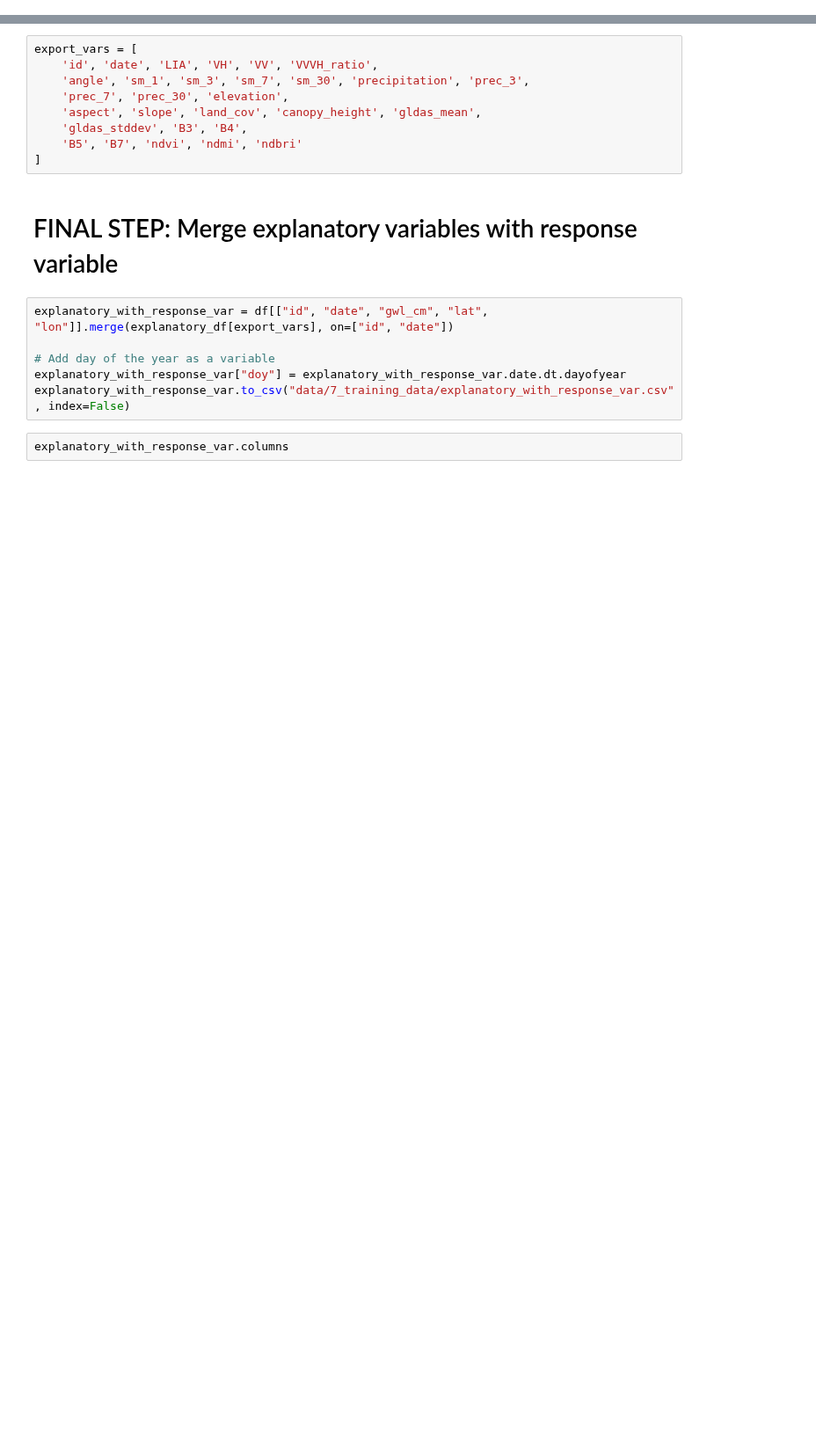
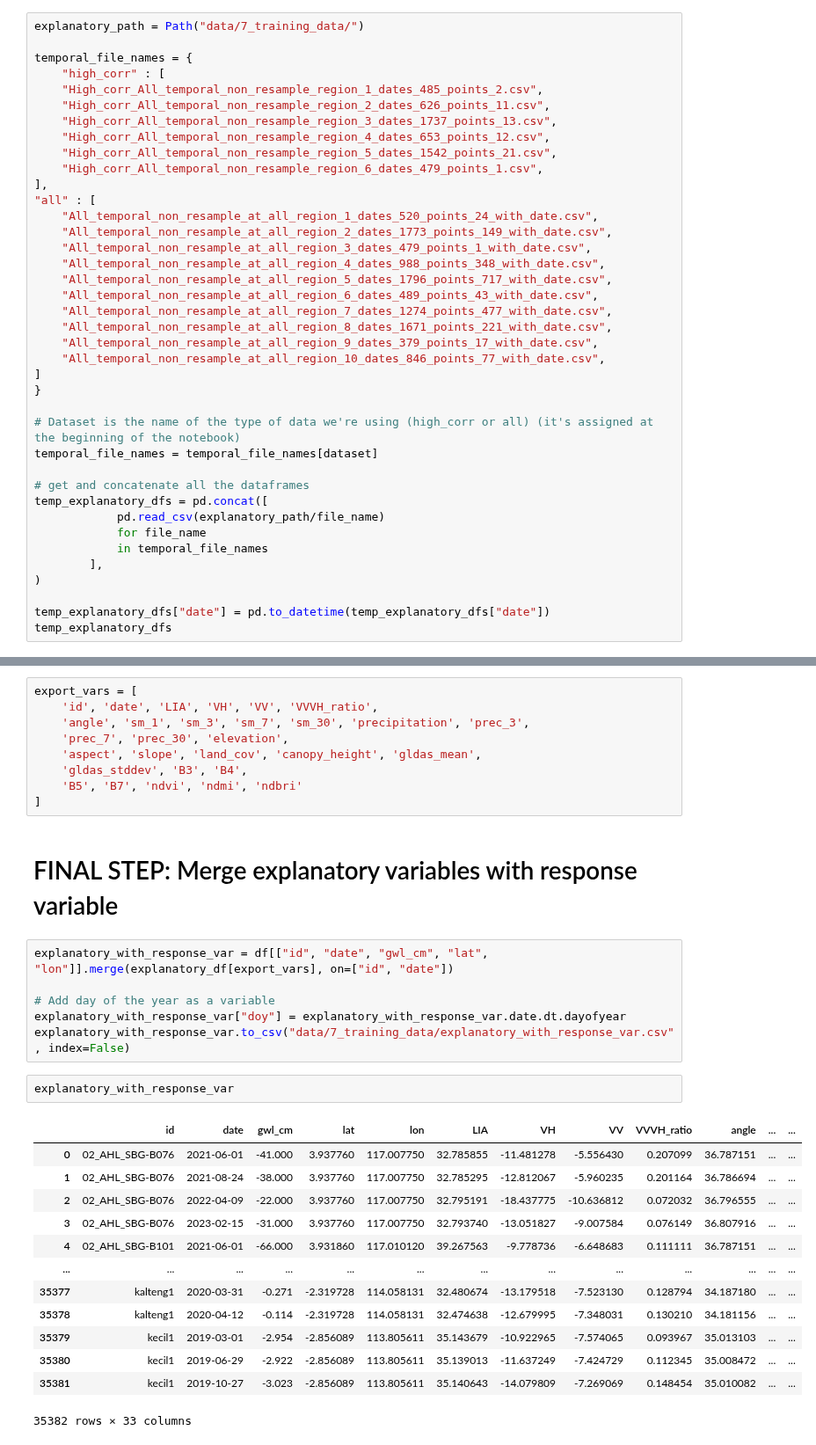
Before and after one commit to dfguerrerom/gwl-modeling, a Jupyter notebook: 5_get_explanatory.ipynb, the cells around one changed output, grey strips where cells are left out. Shown at 88% size. Saved outputs shown, nothing was run; the diff lists cells and outputs as text; blank space fills up the shorter version.

```diff
--- a/5_get_explanatory.ipynb
+++ b/5_get_explanatory.ipynb
@@ -354,0 +278,39 @@ assert temp_explanatory_dfs[temp_explanatory_dfs.id == "BRG_910111_01"].date.dt.
+# %%
+explanatory_path = Path("data/7_training_data/")
+
+temporal_file_names = {
+    "high_corr" : [
+    "High_corr_All_temporal_non_resample_region_1_dates_485_points_2.csv",
+    "High_corr_All_temporal_non_resample_region_2_dates_626_points_11.csv",
+    "High_corr_All_temporal_non_resample_region_3_dates_1737_points_13.csv",
+    "High_corr_All_temporal_non_resample_region_4_dates_653_points_12.csv",
+    "High_corr_All_temporal_non_resample_region_5_dates_1542_points_21.csv",
+    "High_corr_All_temporal_non_resample_region_6_dates_479_points_1.csv",
+],
+"all" : [
+    "All_temporal_non_resample_at_all_region_1_dates_520_points_24_with_date.csv",
+    "All_temporal_non_resample_at_all_region_2_dates_1773_points_149_with_date.csv",
+    "All_temporal_non_resample_at_all_region_3_dates_479_points_1_with_date.csv",
+    "All_temporal_non_resample_at_all_region_4_dates_988_points_348_with_date.csv",
+    "All_temporal_non_resample_at_all_region_5_dates_1796_points_717_with_date.csv",
+    "All_temporal_non_resample_at_all_region_6_dates_489_points_43_with_date.csv",
+    "All_temporal_non_resample_at_all_region_7_dates_1274_points_477_with_date.csv",
+    "All_temporal_non_resample_at_all_region_8_dates_1671_points_221_with_date.csv",
+    "All_temporal_non_resample_at_all_region_9_dates_379_points_17_with_date.csv",
+    "All_temporal_non_resample_at_all_region_10_dates_846_points_77_with_date.csv",
+]
+}
+
+# Dataset is the name of the type of data we're using (high_corr or all) (it's assigned at the beginning of the notebook)
+temporal_file_names = temporal_file_names[dataset]
+
+# get and concatenate all the dataframes
+temp_explanatory_dfs = pd.concat([
+            pd.read_csv(explanatory_path/file_name)
+            for file_name
+            in temporal_file_names
+        ],
+)
+
+temp_explanatory_dfs["date"] = pd.to_datetime(temp_explanatory_dfs["date"])
+temp_explanatory_dfs
@@ -416,4 +402,18 @@ explanatory_with_response_var = df[["id", "date", "gwl_cm", "lat", "lon"]].merge
 explanatory_with_response_var["doy"] = explanatory_with_response_var.date.dt.dayofyear
 explanatory_with_response_var.to_csv("data/7_training_data/explanatory_with_response_var.csv", index=False)
 # %%
-explanatory_with_response_var.columns
+explanatory_with_response_var
+# %% [output]
+|  | id | date | gwl_cm | lat | lon | LIA | VH | VV | VVVH_ratio | angle | ... | ... |
+| 0 | 02_AHL_SBG-B076 | 2021-06-01 | -41.000 | 3.937760 | 117.007750 | 32.785855 | -11.481278 | -5.556430 | 0.207099 | 36.787151 | ... | ... |
+| 1 | 02_AHL_SBG-B076 | 2021-08-24 | -38.000 | 3.937760 | 117.007750 | 32.785295 | -12.812067 | -5.960235 | 0.201164 | 36.786694 | ... | ... |
+| 2 | 02_AHL_SBG-B076 | 2022-04-09 | -22.000 | 3.937760 | 117.007750 | 32.795191 | -18.437775 | -10.636812 | 0.072032 | 36.796555 | ... | ... |
+| 3 | 02_AHL_SBG-B076 | 2023-02-15 | -31.000 | 3.937760 | 117.007750 | 32.793740 | -13.051827 | -9.007584 | 0.076149 | 36.807916 | ... | ... |
+| 4 | 02_AHL_SBG-B101 | 2021-06-01 | -66.000 | 3.931860 | 117.010120 | 39.267563 | -9.778736 | -6.648683 | 0.111111 | 36.787151 | ... | ... |
+| ... | ... | ... | ... | ... | ... | ... | ... | ... | ... | ... | ... | ... |
+| 35377 | kalteng1 | 2020-03-31 | -0.271 | -2.319728 | 114.058131 | 32.480674 | -13.179518 | -7.523130 | 0.128794 | 34.187180 | ... | ... |
+| 35378 | kalteng1 | 2020-04-12 | -0.114 | -2.319728 | 114.058131 | 32.474638 | -12.679995 | -7.348031 | 0.130210 | 34.181156 | ... | ... |
+| 35379 | kecil1 | 2019-03-01 | -2.954 | -2.856089 | 113.805611 | 35.143679 | -10.922965 | -7.574065 | 0.093967 | 35.013103 | ... | ... |
+| 35380 | kecil1 | 2019-06-29 | -2.922 | -2.856089 | 113.805611 | 35.139013 | -11.637249 | -7.424729 | 0.112345 | 35.008472 | ... | ... |
+| 35381 | kecil1 | 2019-10-27 | -3.023 | -2.856089 | 113.805611 | 35.140643 | -14.079809 | -7.269069 | 0.148454 | 35.010082 | ... | ... |
+35382 rows × 33 columns
```
Also changed, not shown: parts of 25 cells of this notebook.
